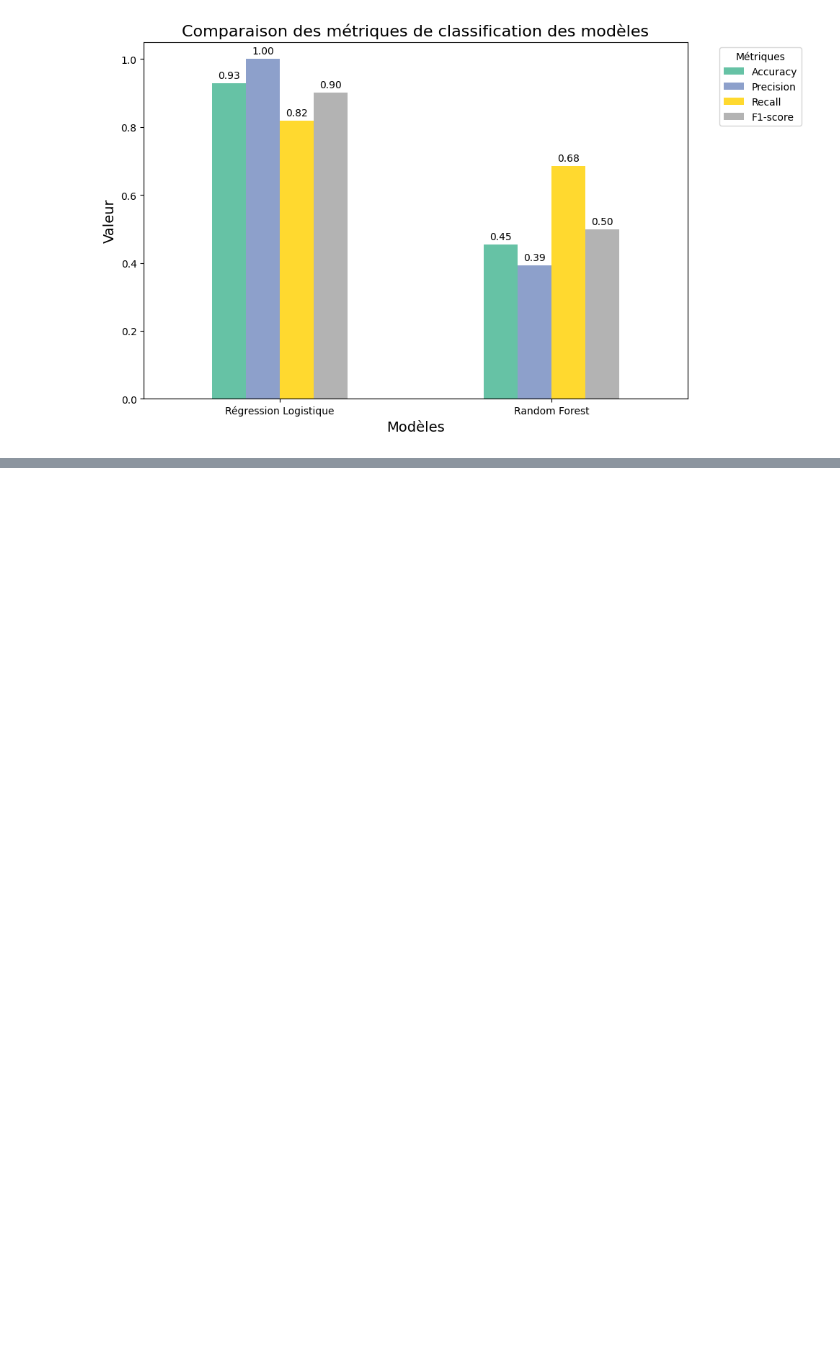
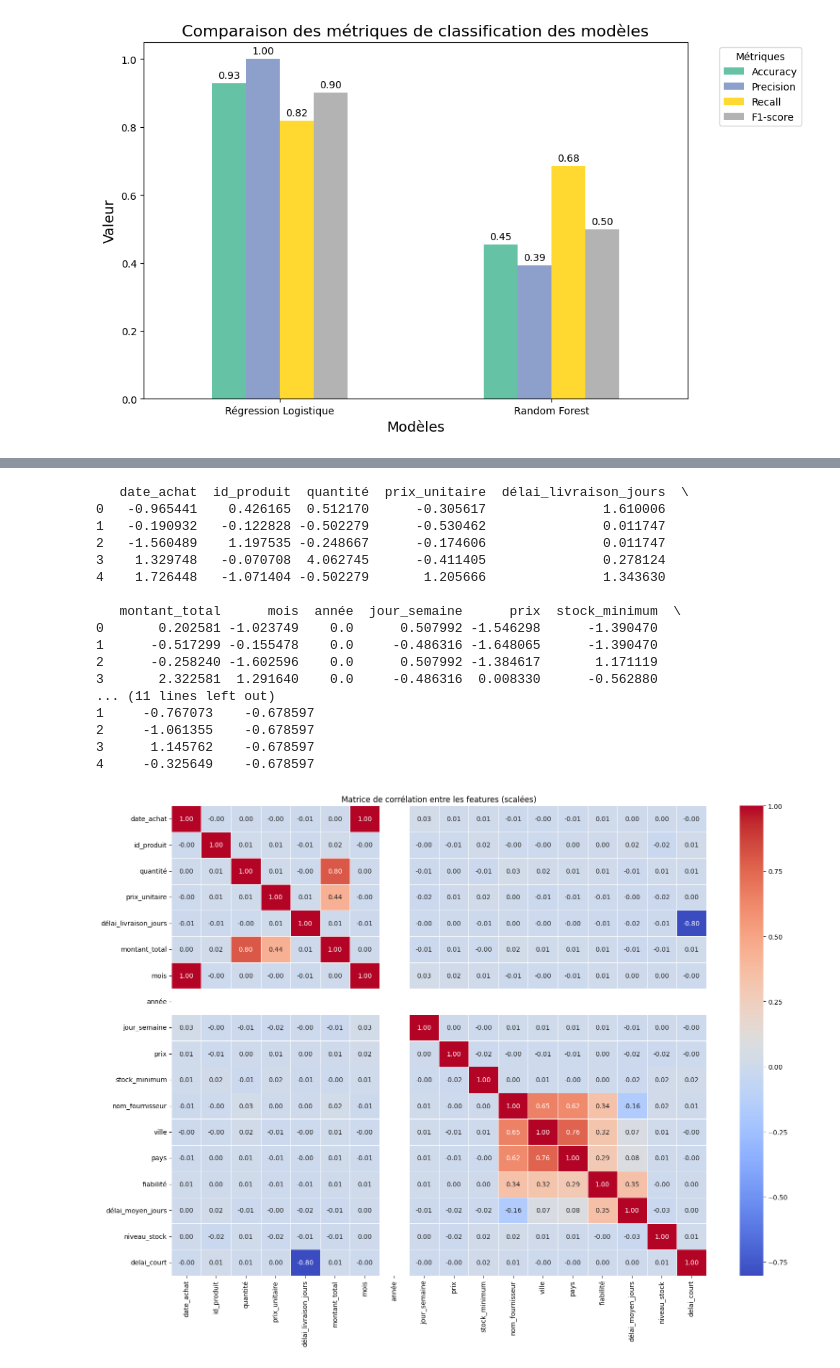
Before and after one commit to Fanaingamampiandra/Projet_Supply_chain, a Jupyter notebook: stephanie/achat_prod_fourn_stock.ipynb, the cells around one changed output, grey strips where cells are left out. Saved outputs shown, nothing was run; the diff lists cells and outputs as text; code cells hidden in the pictures; blank space fills up the shorter version.

```diff
--- a/stephanie/achat_prod_fourn_stock.ipynb
+++ b/stephanie/achat_prod_fourn_stock.ipynb
@@ -793,0 +1083,14 @@ plt.show()
+# %%
+from sklearn.preprocessing import LabelEncoder
+
+data_encoded = data.copy()
+
+# Encoder les colonnes demandées
+cols_to_encode = ['pays', 'ville', 'nom_fournisseur', 'id_produit', 'date_achat']
+for col in cols_to_encode:
+    if col in data_encoded.columns:
+        data_encoded[col] = LabelEncoder().fit_transform(data_encoded[col].astype(str))
+
+# Vérification
+print(data_encoded[cols_to_encode].head())
+print(data_encoded[cols_to_encode].dtypes)
@@ -793,0 +1110,43 @@ plt.show()
+# %%
+from sklearn.preprocessing import StandardScaler
+
+# Sélectionner uniquement les colonnes numériques pour le scaling
+numeric_cols = data_encoded.select_dtypes(include=['int64', 'float64']).columns
+
+scaler = StandardScaler()
+data_scaled = data_encoded.copy()
+data_scaled[numeric_cols] = scaler.fit_transform(data_encoded[numeric_cols])
+
+# Vérification
+print(data_scaled[numeric_cols].head())
+
+# Calcul de la matrice de corrélation sur les données scalées
+corr_matrix = data_scaled.corr(numeric_only=True)
+
+import matplotlib.pyplot as plt
+import seaborn as sns
+
+plt.figure(figsize=(16, 12))
+sns.heatmap(corr_matrix, annot=True, cmap='coolwarm', fmt=".2f", linewidths=0.5)
+plt.title("Matrice de corrélation entre les features (scalées)")
+plt.tight_layout()
+plt.show()
+# %% [output]
+   date_achat  id_produit  quantité  prix_unitaire  délai_livraison_jours  \
+0   -0.965441    0.426165  0.512170      -0.305617               1.610006
+1   -0.190932   -0.122828 -0.502279      -0.530462               0.011747
+2   -1.560489    1.197535 -0.248667      -0.174606               0.011747
+3    1.329748   -0.070708  4.062745      -0.411405               0.278124
+4    1.726448   -1.071404 -0.502279       1.205666               1.343630
+
+   montant_total      mois  année  jour_semaine      prix  stock_minimum  \
+0       0.202581 -1.023749    0.0      0.507992 -1.546298      -1.390470
+1      -0.517299 -0.155478    0.0     -0.486316 -1.648065      -1.390470
+2      -0.258240 -1.602596    0.0      0.507992 -1.384617       1.171119
+3       2.322581  1.291640    0.0     -0.486316  0.008330      -0.562880
+... (11 lines left out)
+1     -0.767073    -0.678597
+2     -1.061355    -0.678597
+3      1.145762    -0.678597
+4     -0.325649    -0.678597
+[figure, added]
```
Also changed, not shown: parts of 31 cells of this notebook.
